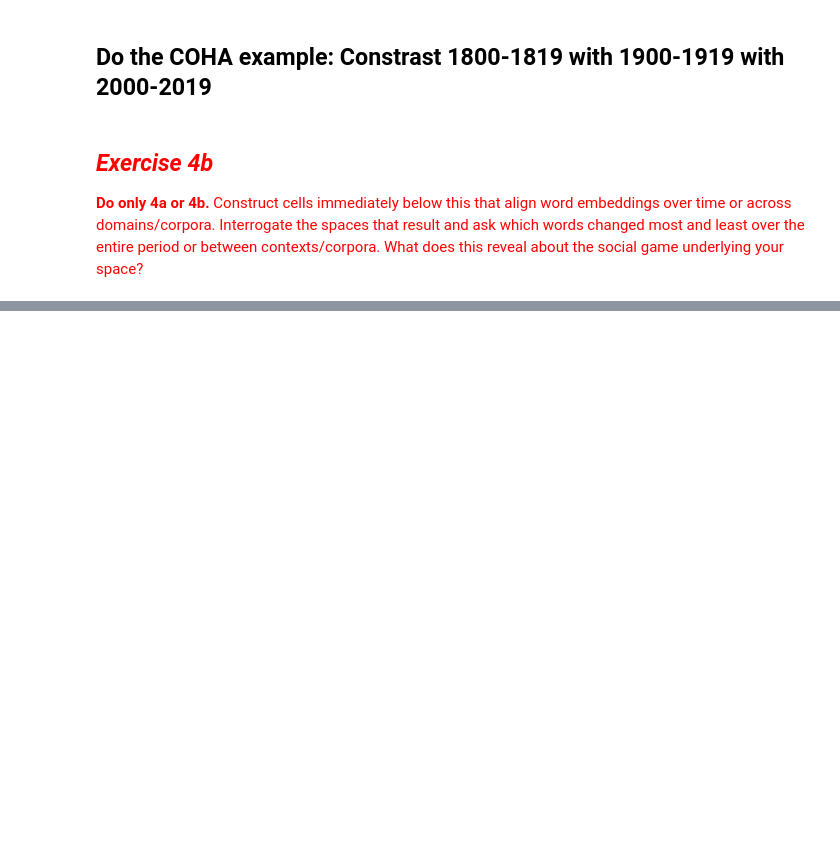
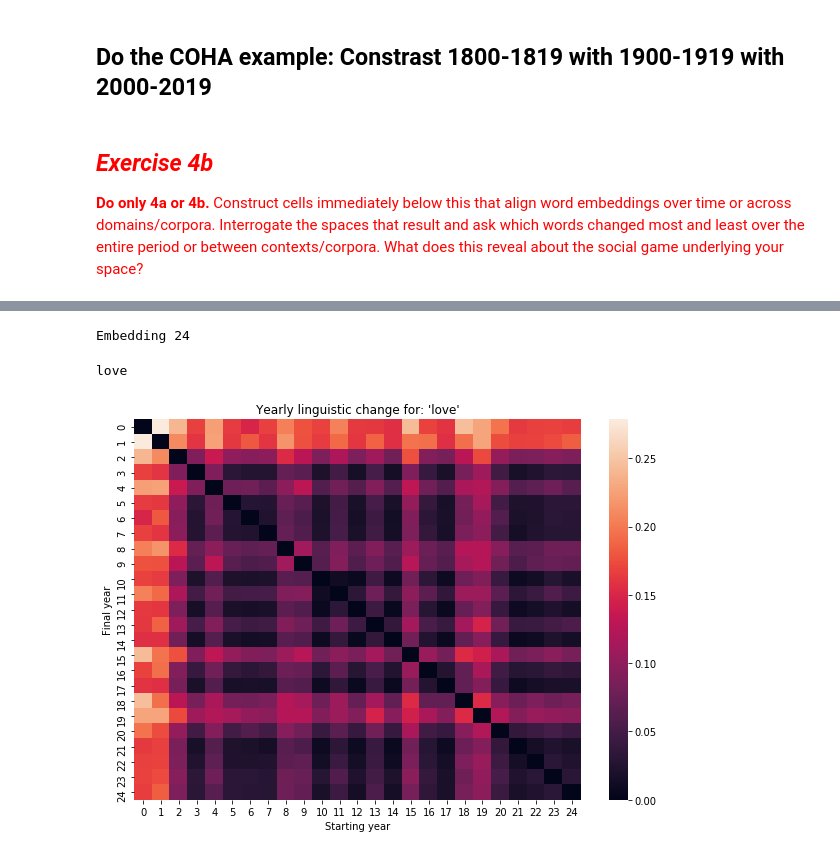
Before and after one commit to katykoenig/Content-Analysis-2020, a Jupyter notebook: week-7/7-Vector-Space-Word-Embeddings.ipynb, the cells around one changed output, grey strips where cells are left out. Saved outputs shown, nothing was run; the diff lists cells and outputs as text; code cells hidden in the pictures; blank space fills up the shorter version.

```diff
--- a/week-7/7-Vector-Space-Word-Embeddings.ipynb
+++ b/week-7/7-Vector-Space-Word-Embeddings.ipynb
@@ -1547,0 +1539,19 @@ for i in range(1, len(ep_df['year'].unique())+1, 5):
+# %%
+by_year = sample_df.groupby('year').agg({'text': 'sum', 'normalized_sents':'sum'}). \
+                                    reset_index().reset_index()
+rawEmbeddings, comparedEmbeddings = compareModels(by_year, 'index')
+# %% [output]
+Embedding 24
+# %%
+targetWord = 'love'
+pltDF = getDivergenceDF(targetWord, comparedEmbeddings)
+fig, ax = plt.subplots(figsize = (10, 7))
+seaborn.heatmap(pltDF, ax = ax, annot = False) #set annot True for a lot more information
+ax.set_xlabel("Starting year")
+ax.set_ylabel("Final year")
+ax.set_ylabel("Final year")
+ax.set_title("Yearly linguistic change for: '{}'".format(targetWord))
+plt.show()
+# %% [output]
+love
+[figure, added]
```
Also changed, not shown: parts of 15 cells of this notebook.
